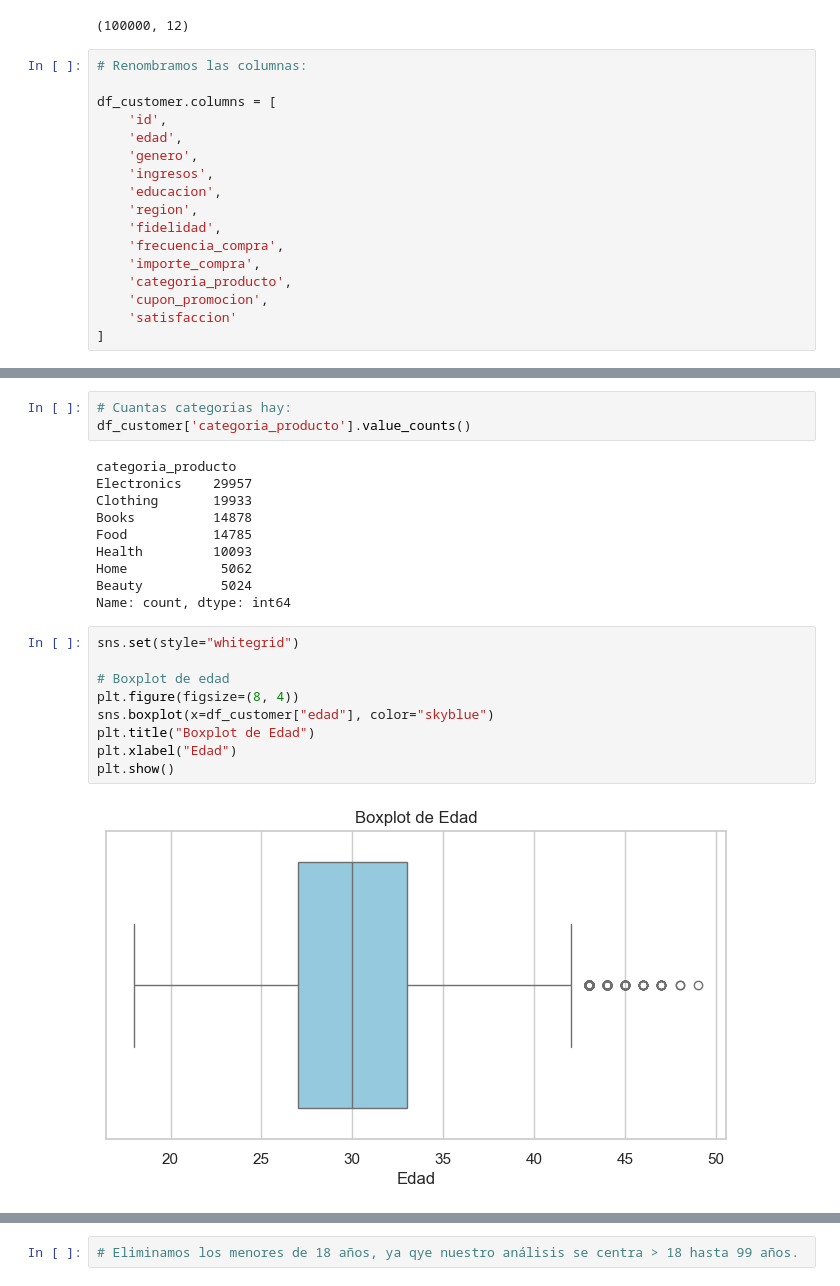
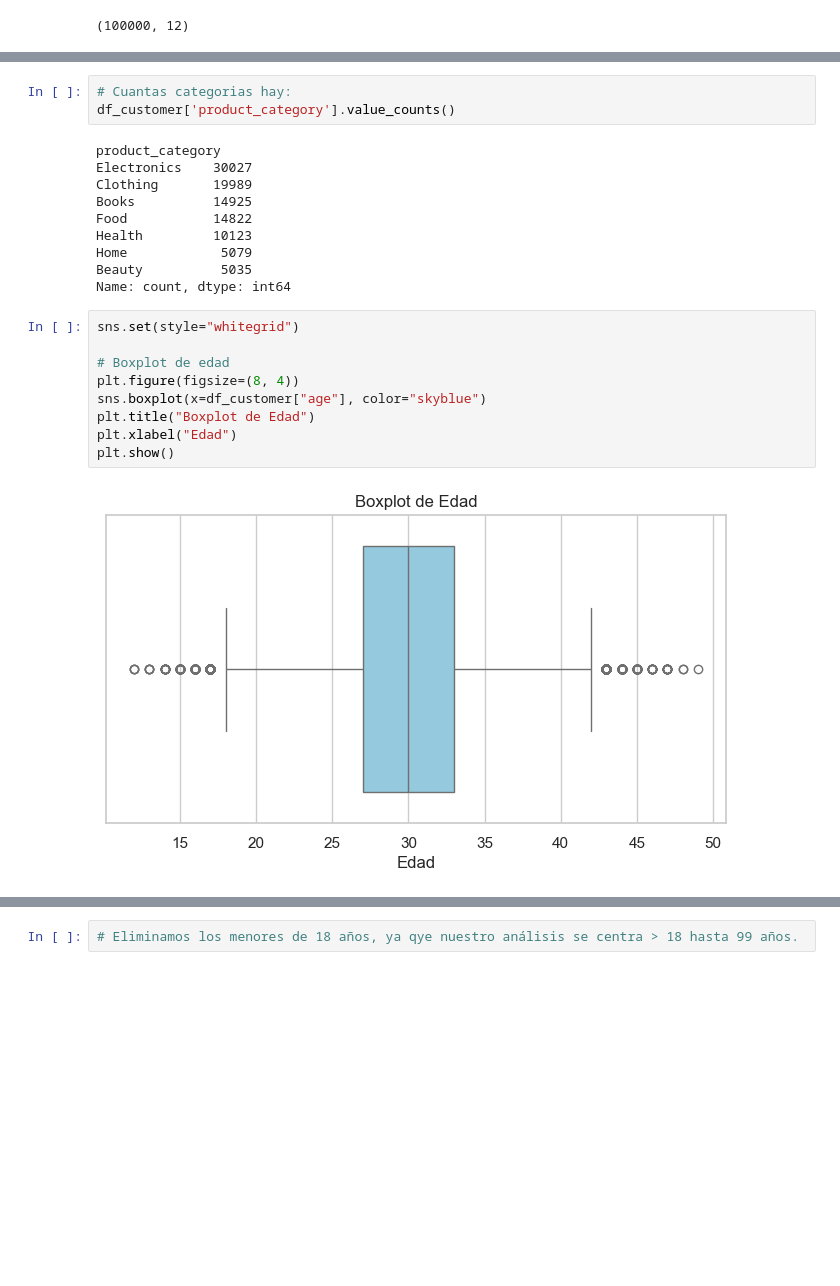
Before and after one commit to micaelakorol21/analisis-datos-compras, a Jupyter notebook: data_customer.ipynb, the cells around one changed output, grey strips where cells are left out. Saved outputs shown, nothing was run; the diff lists cells and outputs as text; blank space fills up the shorter version.

```diff
--- a/data_customer.ipynb
+++ b/data_customer.ipynb
@@ -17,23 +17,6 @@ df_customer = pd.read_csv('https://raw.githubusercontent.com/micaelakorol21/data
 df_customer.shape
 # %% [output]
 (100000, 12)
-# %%
-# Renombramos las columnas:
-
-df_customer.columns = [
-    'id',
-    'edad',
-    'genero',
-    'ingresos',
-    'educacion',
-    'region',
-    'fidelidad',
-    'frecuencia_compra',
-    'importe_compra',
-    'categoria_producto',
-    'cupon_promocion',
-    'satisfaccion'
-]
 # %%
 df_customer.isna().sum()
 # %% [output]
@@ -103,25 +86,25 @@ Name: importe_compra, dtype: float64
 # %%
 # Cuantas categorias hay:
-df_customer['categoria_producto'].value_counts()
+df_customer['product_category'].value_counts()
 # %% [output]
-categoria_producto
-Electronics    29957
-Clothing       19933
-Books          14878
-Food           14785
-Health         10093
-Home            5062
-Beauty          5024
+product_category
+Electronics    30027
+Clothing       19989
+Books          14925
+Food           14822
+Health         10123
+Home            5079
+Beauty          5035
 Name: count, dtype: int64
 # %%
 sns.set(style="whitegrid")
 
 # Boxplot de edad
 plt.figure(figsize=(8, 4))
-sns.boxplot(x=df_customer["edad"], color="skyblue")
+sns.boxplot(x=df_customer["age"], color="skyblue")
 plt.title("Boxplot de Edad")
 plt.xlabel("Edad")
 plt.show()
 # %% [output]
-[figure, old version]
+[figure, new version]
 # %%
```
Also changed, not shown: parts of 55 cells of this notebook.
